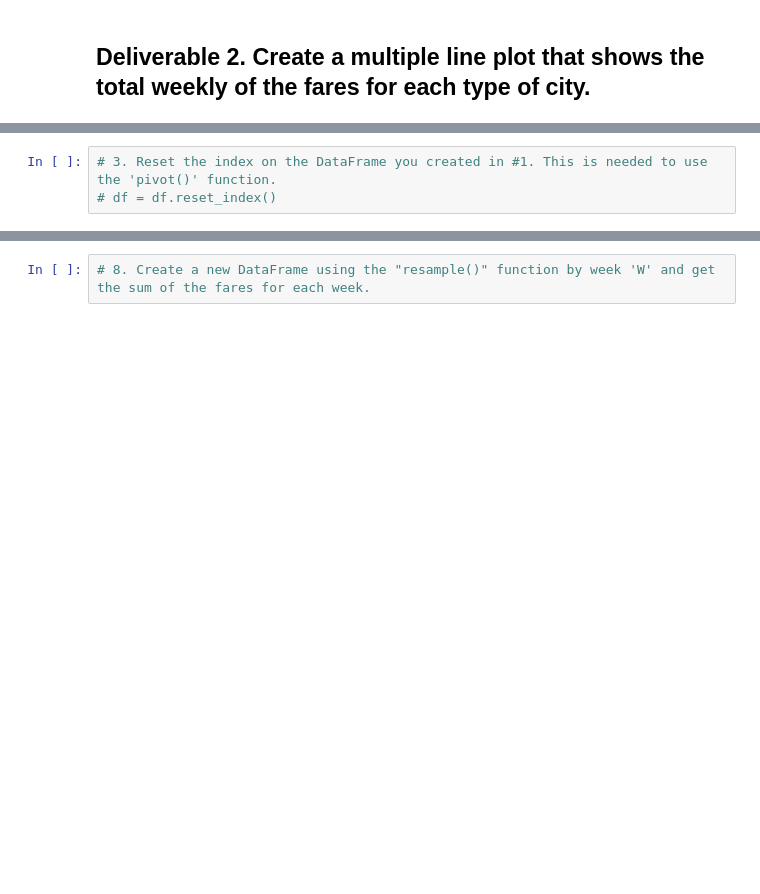
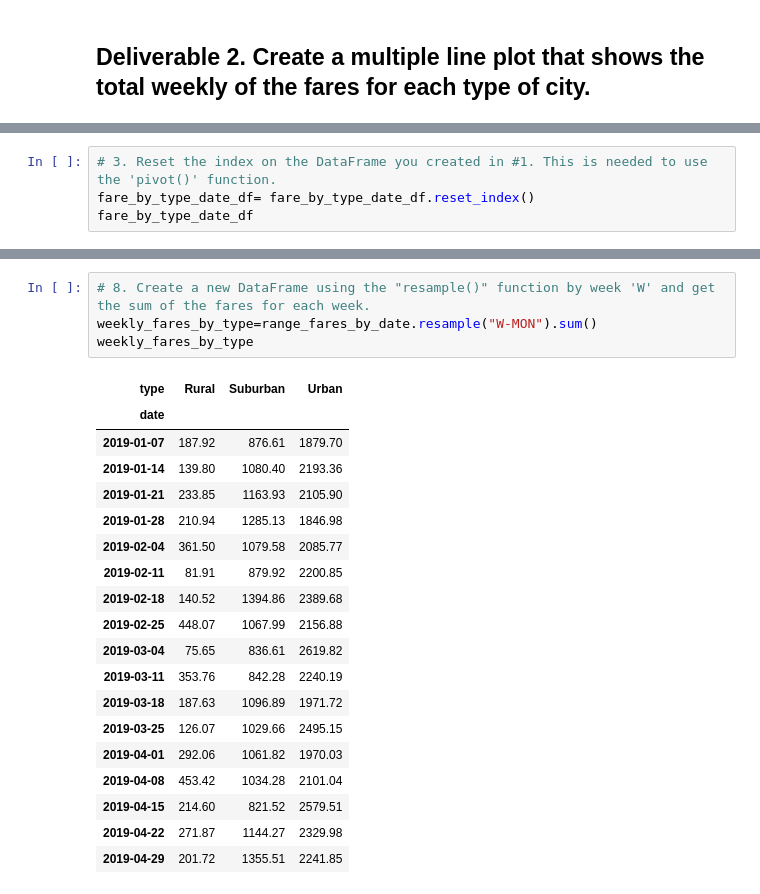
Before and after one commit to ethiry99/HW5_PyBer_Analysis, a Jupyter notebook: PyBer_Challenge.ipynb, the cells around one changed output, grey strips where cells are left out. Cells and saved outputs as stored; diff of their text form; blank space fills up the shorter version.

```diff
--- a/PyBer_Challenge.ipynb
+++ b/PyBer_Challenge.ipynb
@@ -132,3 +179,4 @@ pyber_summary_df
 # %%
 # 3. Reset the index on the DataFrame you created in #1. This is needed to use the 'pivot()' function.
-# df = df.reset_index()
+fare_by_type_date_df= fare_by_type_date_df.reset_index()
+fare_by_type_date_df
@@ -145,5 +274,27 @@ pyber_summary_df
 # %%
 # 8. Create a new DataFrame using the "resample()" function by week 'W' and get the sum of the fares for each week.
+weekly_fares_by_type=range_fares_by_date.resample("W-MON").sum()
+weekly_fares_by_type
+# %% [output]
+| type | Rural | Suburban | Urban |
+| date |  |  |  |
+| 2019-01-07 | 187.92 | 876.61 | 1879.70 |
+| 2019-01-14 | 139.80 | 1080.40 | 2193.36 |
+| 2019-01-21 | 233.85 | 1163.93 | 2105.90 |
+| 2019-01-28 | 210.94 | 1285.13 | 1846.98 |
+| 2019-02-04 | 361.50 | 1079.58 | 2085.77 |
+| 2019-02-11 | 81.91 | 879.92 | 2200.85 |
+| 2019-02-18 | 140.52 | 1394.86 | 2389.68 |
+| 2019-02-25 | 448.07 | 1067.99 | 2156.88 |
+| 2019-03-04 | 75.65 | 836.61 | 2619.82 |
+| 2019-03-11 | 353.76 | 842.28 | 2240.19 |
+| 2019-03-18 | 187.63 | 1096.89 | 1971.72 |
+| 2019-03-25 | 126.07 | 1029.66 | 2495.15 |
+| 2019-04-01 | 292.06 | 1061.82 | 1970.03 |
+| 2019-04-08 | 453.42 | 1034.28 | 2101.04 |
+| 2019-04-15 | 214.60 | 821.52 | 2579.51 |
+| 2019-04-22 | 271.87 | 1144.27 | 2329.98 |
+| 2019-04-29 | 201.72 | 1355.51 | 2241.85 |
 # %%
 # 8. Using the object-oriented interface method, plot the resample DataFrame using the df.plot() function.
 
```
Also changed, not shown: parts of 11 cells of this notebook.
